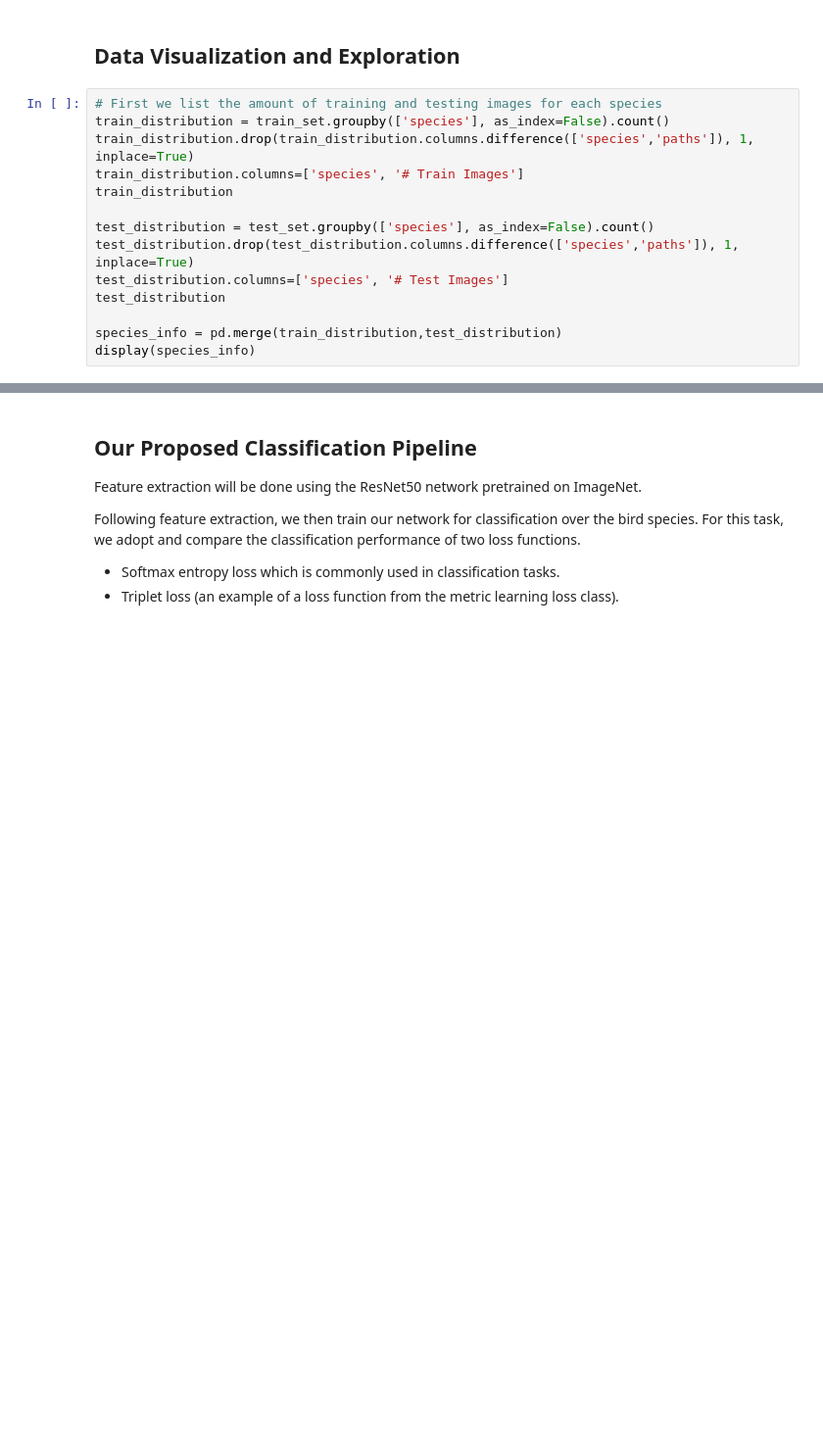
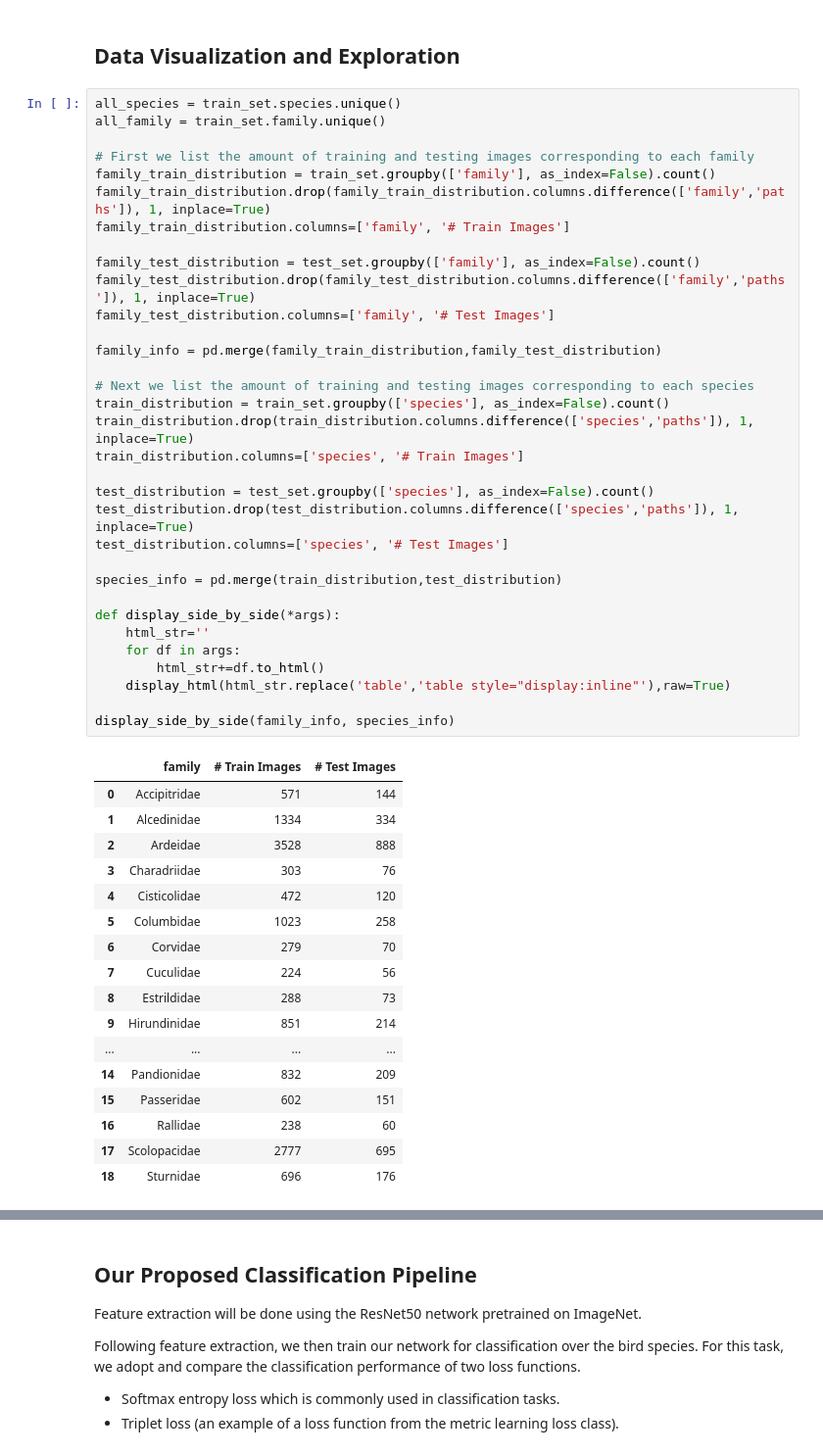
Before and after one commit to MitraTj/ntu_CE7454_ClassifyingBirdSpecies, a Jupyter notebook: Birds_Classification.ipynb, the cells around one changed output, grey strips where cells are left out. Shown: that part at 98% size. Cells and saved outputs as stored; diff of their text form; blank space fills up the shorter version.

```diff
--- a/Birds_Classification.ipynb
+++ b/Birds_Classification.ipynb
@@ -84,16 +86,53 @@ test_set = pd.merge(test_set, dataset_clean, how='inner', on=['paths'])
 # %% [markdown]
 ## Data Visualization and Exploration
 # %%
-# First we list the amount of training and testing images for each species
+all_species = train_set.species.unique()
+all_family = train_set.family.unique()
+
+# First we list the amount of training and testing images corresponding to each family
+family_train_distribution = train_set.groupby(['family'], as_index=False).count()
+family_train_distribution.drop(family_train_distribution.columns.difference(['family','paths']), 1, inplace=True)
+family_train_distribution.columns=['family', '# Train Images']
+
+family_test_distribution = test_set.groupby(['family'], as_index=False).count()
+family_test_distribution.drop(family_test_distribution.columns.difference(['family','paths']), 1, inplace=True)
+family_test_distribution.columns=['family', '# Test Images']
+
+family_info = pd.merge(family_train_distribution,family_test_distribution)
+
+# Next we list the amount of training and testing images corresponding to each species
 train_distribution = train_set.groupby(['species'], as_index=False).count()
 train_distribution.drop(train_distribution.columns.difference(['species','paths']), 1, inplace=True)
 train_distribution.columns=['species', '# Train Images']
-train_distribution
 
 test_distribution = test_set.groupby(['species'], as_index=False).count()
 test_distribution.drop(test_distribution.columns.difference(['species','paths']), 1, inplace=True)
 test_distribution.columns=['species', '# Test Images']
-test_distribution
 
 species_info = pd.merge(train_distribution,test_distribution)
-display(species_info)
+
+def display_side_by_side(*args):
+    html_str=''
+    for df in args:
+        html_str+=df.to_html()
+    display_html(html_str.replace('table','table style="display:inline"'),raw=True)
+
+display_side_by_side(family_info, species_info)
+# %% [output]
+|  | family | # Train Images | # Test Images |
+| 0 | Accipitridae | 571 | 144 |
+| 1 | Alcedinidae | 1334 | 334 |
+| 2 | Ardeidae | 3528 | 888 |
+| 3 | Charadriidae | 303 | 76 |
+| 4 | Cisticolidae | 472 | 120 |
+| 5 | Columbidae | 1023 | 258 |
+| 6 | Corvidae | 279 | 70 |
+| 7 | Cuculidae | 224 | 56 |
+| 8 | Estrildidae | 288 | 73 |
+| 9 | Hirundinidae | 851 | 214 |
+| ... | ... | ... | ... |
+| 14 | Pandionidae | 832 | 209 |
+| 15 | Passeridae | 602 | 151 |
+| 16 | Rallidae | 238 | 60 |
+| 17 | Scolopacidae | 2777 | 695 |
+| 18 | Sturnidae | 696 | 176 |
```
Also changed, not shown: parts of 16 cells of this notebook.
